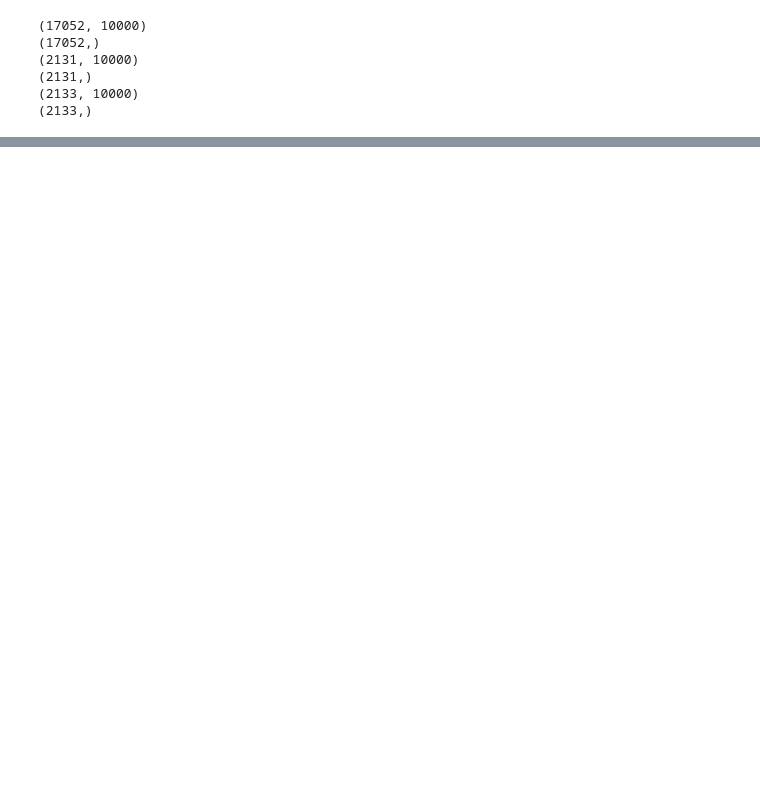
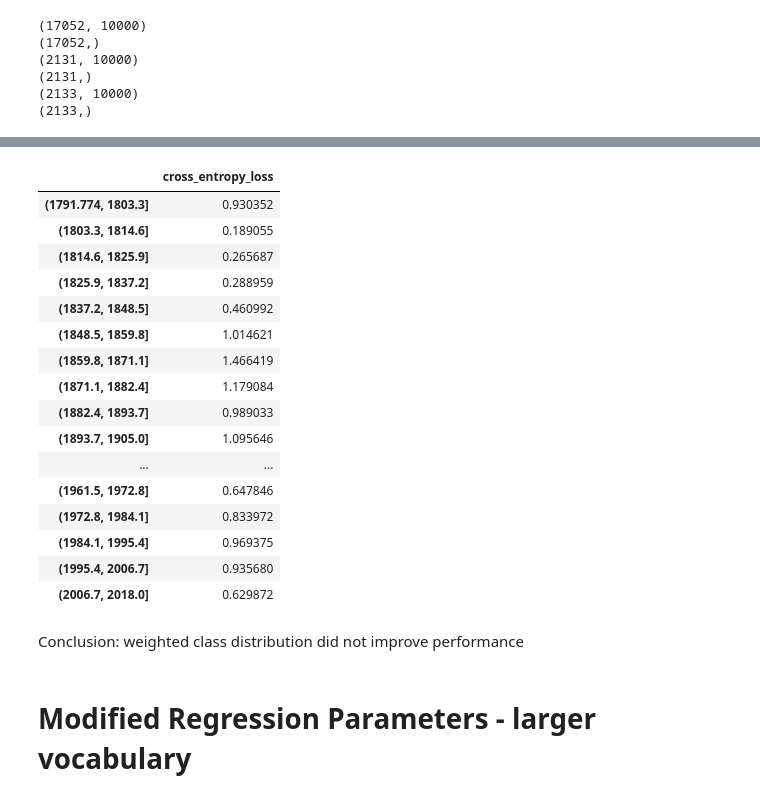
Before and after one commit to kr900910/supreme_court_opinion, a Jupyter notebook: Baseline.ipynb, the cells around one changed output, grey strips where cells are left out. Drawn from its saved outputs; the diff is of its cells as text; code cells hidden in the pictures; blank space fills up the shorter version.

Commit message:
Tested logistic regression modifications

```diff
--- a/Baseline.ipynb
+++ b/Baseline.ipynb
@@ -181,0 +640,16 @@ agg_df
+# %%
+# Fit logitic regression (L1)
+clf_l1 = linear_model.LogisticRegression(penalty='l1', class_weight='balanced')
+clf_l1.fit(train_x, train_y)
+
+print("L1 stats:")
+print(clf_l1.score(train_x, train_y))
+print(clf_l1.score(dev_x, dev_y))
+
+# Fit logitic regression (L2)
+clf_l2 = linear_model.LogisticRegression(penalty='l2', class_weight='balanced')
+clf_l2.fit(train_x, train_y)
+
+print("L2 stats:")
+print(clf_l2.score(train_x, train_y))
+print(clf_l2.score(dev_x, dev_y))
@@ -181,0 +663,10 @@ agg_df
+# %%
+# Try different hyperparameters
+for c in np.arange(0.1, 1.1, 0.1):
+    clf_l1 = linear_model.LogisticRegression(penalty='l1', C=c, class_weight='balanced')
+    clf_l1.fit(train_x, train_y)
+
+    print(c)
+    print(clf_l1.score(train_x, train_y))
+    print(clf_l1.score(dev_x, dev_y))
+    print()
@@ -181,0 +691,7 @@ agg_df
+# %%
+# Final model with L1 regularization with C = 1.0
+clf_l1 = linear_model.LogisticRegression(penalty='l1', C=1.0, class_weight='balanced')
+clf_l1.fit(train_x, train_y)
+
+print(clf_l1.score(train_x, train_y))
+print(clf_l1.score(test_x, test_y))
@@ -181,0 +733,34 @@ agg_df
+# %%
+out, _ = pd.cut([int(x) for x in train_data.year_filed], 20, retbins=True)
+bins = pd.cut([int(x) for x in train_data.year_filed], 22, labels=False)
+
+preds = np.log(clf_l1.predict_proba(train_x)[:,1])
+preds_df = pd.DataFrame({'bins': bins, 'log_prob': preds})
+
+agg_df = preds_df.groupby('bins').agg(lambda x: -np.mean(x.log_prob))
+agg_df.index = out.categories
+agg_df.columns = ['cross_entropy_loss']
+
+agg_df
+# %% [output]
+|  | cross_entropy_loss |
+| (1791.774, 1803.3] | 0.930352 |
+| (1803.3, 1814.6] | 0.189055 |
+| (1814.6, 1825.9] | 0.265687 |
+| (1825.9, 1837.2] | 0.288959 |
+| (1837.2, 1848.5] | 0.460992 |
+| (1848.5, 1859.8] | 1.014621 |
+| (1859.8, 1871.1] | 1.466419 |
+| (1871.1, 1882.4] | 1.179084 |
+| (1882.4, 1893.7] | 0.989033 |
+| (1893.7, 1905.0] | 1.095646 |
+| ... | ... |
+| (1961.5, 1972.8] | 0.647846 |
+| (1972.8, 1984.1] | 0.833972 |
+| (1984.1, 1995.4] | 0.969375 |
+| (1995.4, 2006.7] | 0.935680 |
+| (2006.7, 2018.0] | 0.629872 |
+# %% [markdown]
+Conclusion: weighted class distribution did not improve performance
+# %% [markdown]
+# Modified Regression Parameters - larger vocabulary
```
Also changed, not shown: parts of 78 cells of this notebook, 1 other file.
